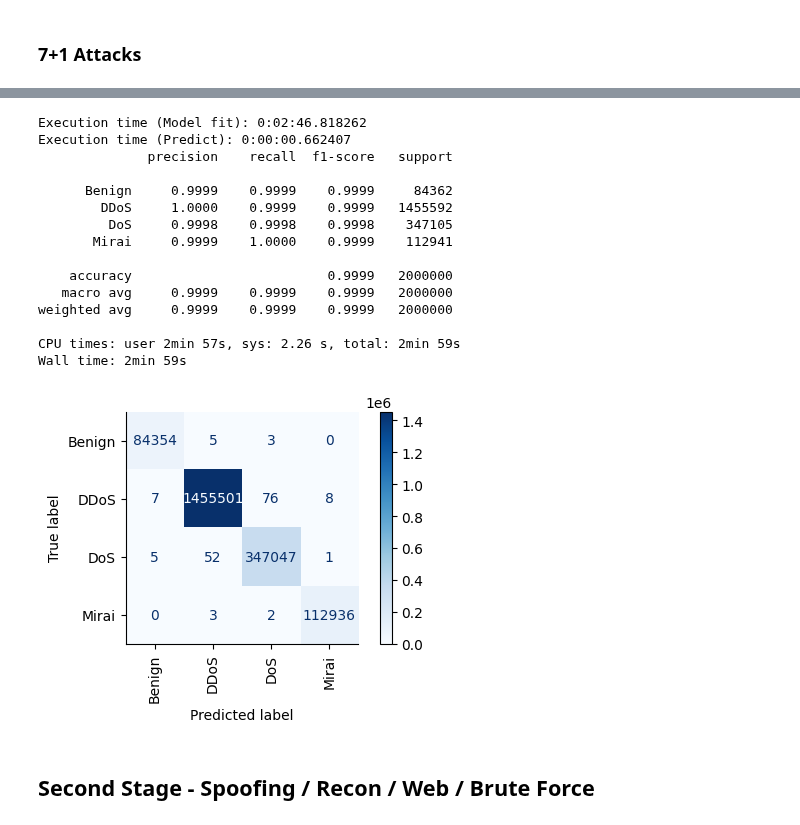
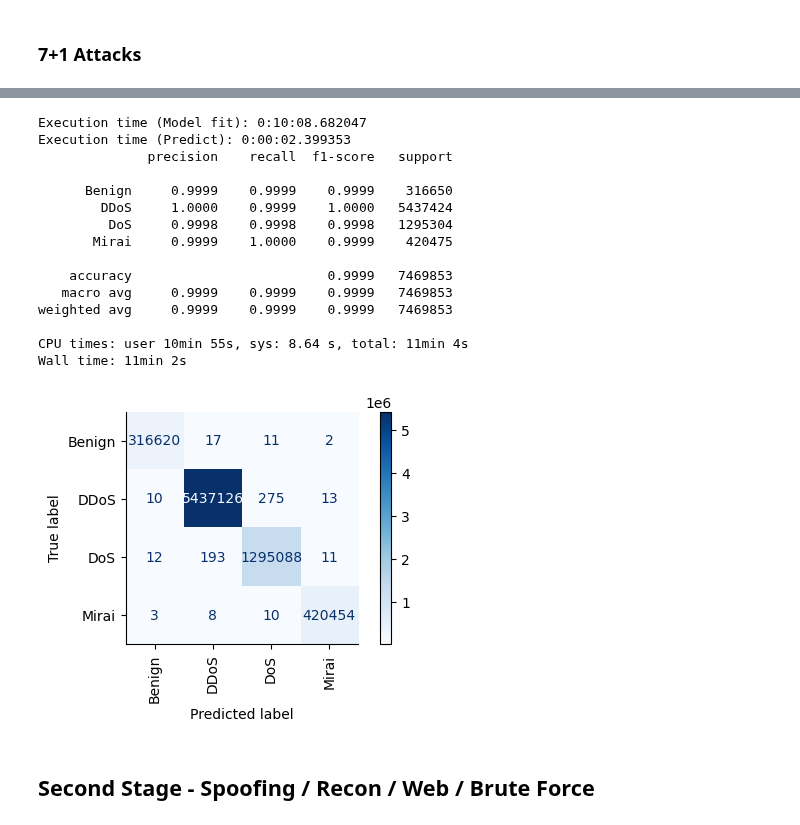
Before and after one commit to inaciobr/Multi-Stage-IoT-Intrusion-Detection, a Jupyter notebook: notebooks/3 - Models.ipynb, the cells around one changed output, grey strips where cells are left out. Saved outputs shown, nothing was run; the diff lists cells and outputs as text; code cells hidden in the pictures.

Commit message:
Update models

```diff
--- a/notebooks/3 - Models.ipynb
+++ b/notebooks/3 - Models.ipynb
@@ -93,7 +93,7 @@ first_stage_labels = (
 first_stage_df_split = model_utils.get_train_test_split(
     df,
     target=first_stage_labels,
-    sample_size=10_000_000,
+    # sample_size=10_000_000,
     train_frac=0.80
 )
 # %% [output]
@@ -143,7 +143,7 @@ Wall time: 7min 24s
 first_stage_model = DecisionTreeClassifier(
     criterion='entropy',
     class_weight='balanced',
-    min_samples_split=5,
+    min_samples_split=6,
     random_state=seed
 )
 
@@ -185,7 +185,7 @@ simplified_first_stage_labels = (
 simplified_first_stage_df_split = model_utils.get_train_test_split(
     df,
     target=simplified_first_stage_labels,
-    sample_size=10_000_000,
+    # sample_size=20_000_000,
     train_frac=0.80
 )
 # %% [output]
@@ -196,34 +196,34 @@ Wall time: 32.6 s
 # %%
 %%time
 
 simplified_first_stage_model = DecisionTreeClassifier(
     criterion='entropy',
     class_weight='balanced',
-    min_samples_split=5,
+    min_samples_split=6,
     random_state=seed
 )
 
 X_train, X_test, y_train, y_test = simplified_first_stage_df_split
 
 model_utils.train_model(simplified_first_stage_model, X_train, y_train)
 model_utils.evaluate_model(simplified_first_stage_model, X_test, y_test)
 # %% [output]
-Execution time (Model fit): 0:02:46.818262
-Execution time (Predict): 0:00:00.662407
+Execution time (Model fit): 0:10:08.682047
+Execution time (Predict): 0:00:02.399353
               precision    recall  f1-score   support
 
-      Benign     0.9999    0.9999    0.9999     84362
-        DDoS     1.0000    0.9999    0.9999   1455592
-         DoS     0.9998    0.9998    0.9998    347105
-       Mirai     0.9999    1.0000    0.9999    112941
+      Benign     0.9999    0.9999    0.9999    316650
+        DDoS     1.0000    0.9999    1.0000   5437424
+         DoS     0.9998    0.9998    0.9998   1295304
+       Mirai     0.9999    1.0000    0.9999    420475
 
-    accuracy                         0.9999   2000000
-   macro avg     0.9999    0.9999    0.9999   2000000
-weighted avg     0.9999    0.9999    0.9999   2000000
+    accuracy                         0.9999   7469853
+   macro avg     0.9999    0.9999    0.9999   7469853
+weighted avg     0.9999    0.9999    0.9999   7469853
 
-CPU times: user 2min 57s, sys: 2.26 s, total: 2min 59s
-Wall time: 2min 59s
+CPU times: user 10min 55s, sys: 8.64 s, total: 11min 4s
+Wall time: 11min 2s
-[figure, old version]
+[figure, new version]
 # %% [markdown]
 ## Second Stage - Spoofing / Recon / Web / Brute Force
 # %%
```
Also changed, not shown: parts of 23 cells of this notebook, 3 other files.
